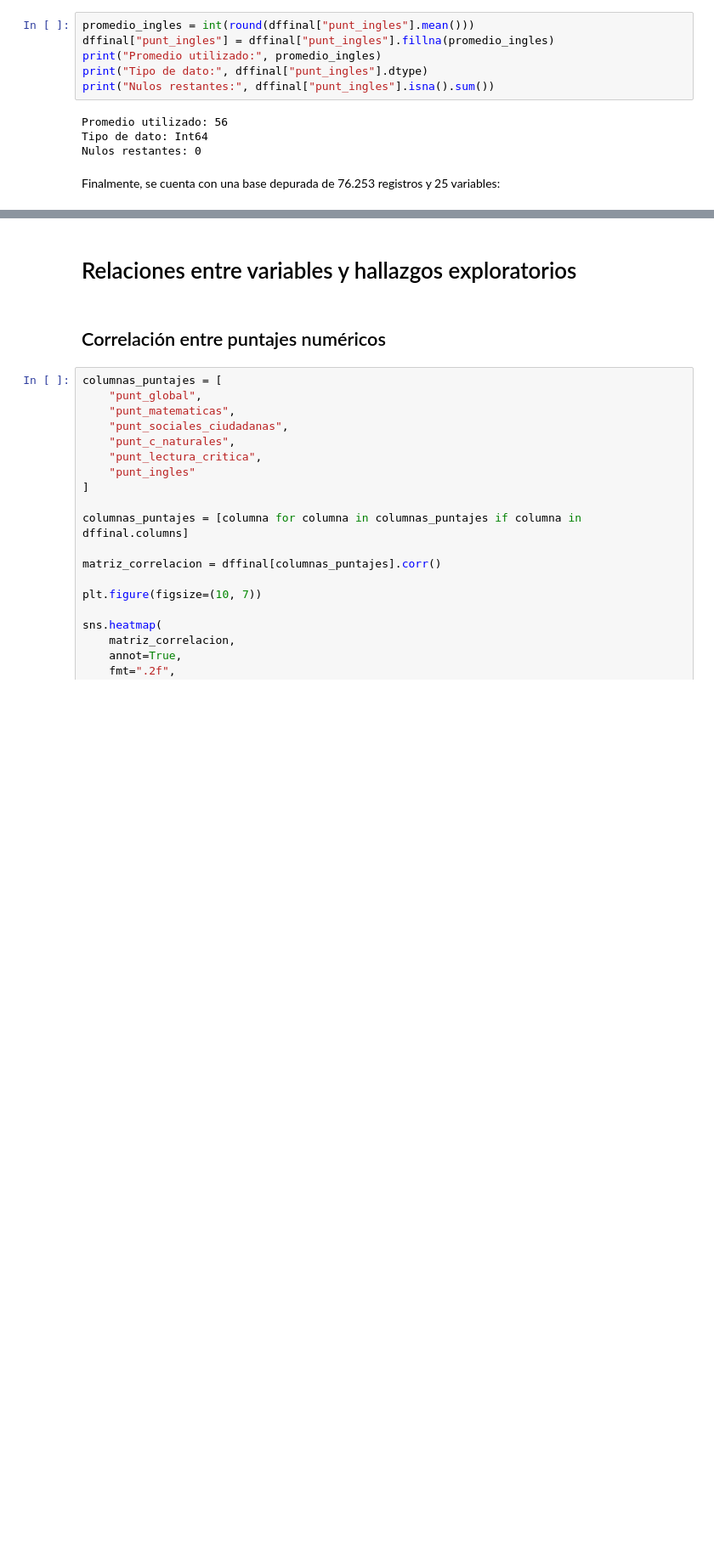
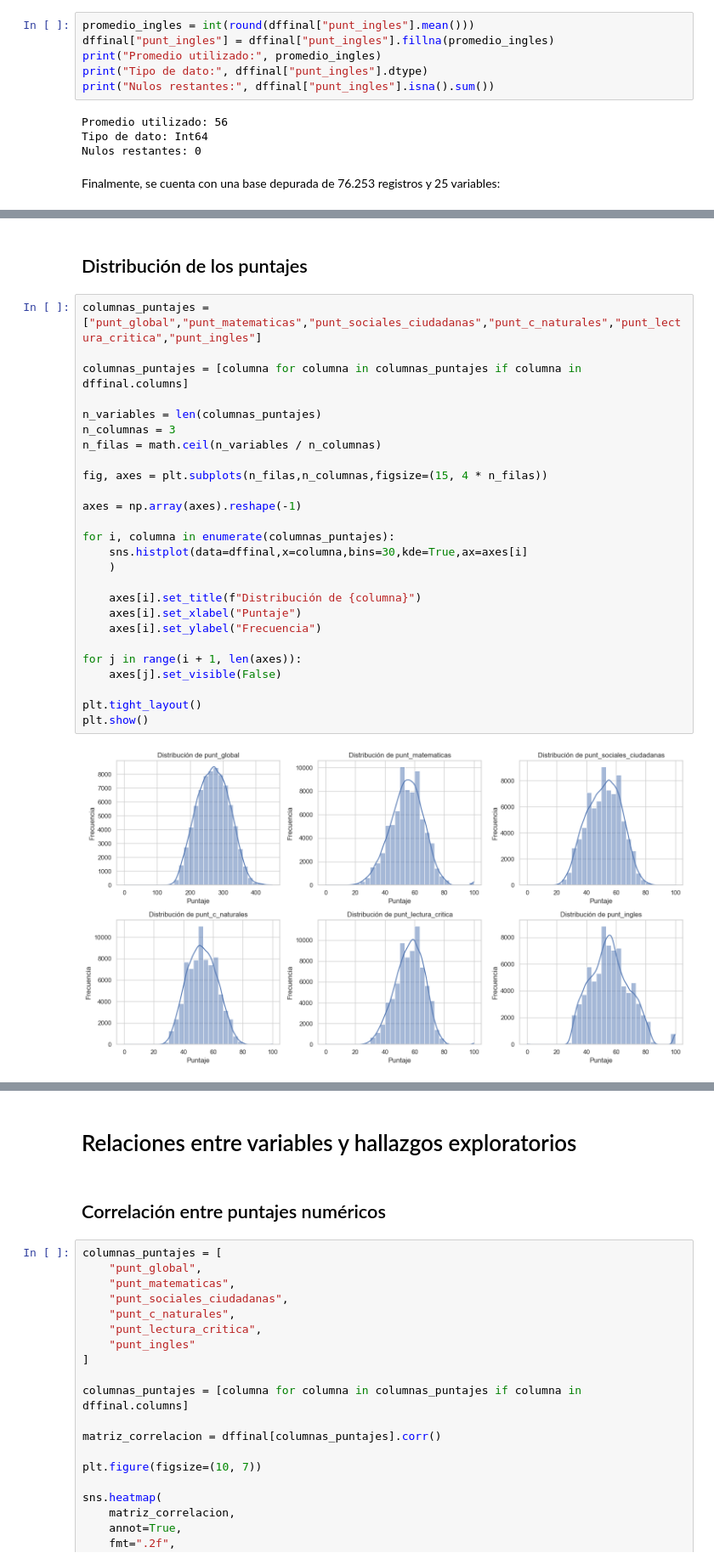
Before and after one commit to kcaicedor/despliegue_icfes, a Jupyter notebook: icfes.ipynb, the cells around one changed output, grey strips where cells are left out. Shown at 85% size. Drawn from its saved outputs; the diff is of its cells as text; blank space fills up the shorter version.

```diff
--- a/icfes.ipynb
+++ b/icfes.ipynb
@@ -692,0 +732,30 @@ memory usage: 5.9 MB
+# %% [markdown]
+## Distribución de los puntajes
+# %%
+columnas_puntajes = ["punt_global","punt_matematicas","punt_sociales_ciudadanas","punt_c_naturales","punt_lectura_critica","punt_ingles"]
+
+columnas_puntajes = [columna for columna in columnas_puntajes if columna in dffinal.columns]
+
+n_variables = len(columnas_puntajes)
+n_columnas = 3
+n_filas = math.ceil(n_variables / n_columnas)
+
+fig, axes = plt.subplots(n_filas,n_columnas,figsize=(15, 4 * n_filas))
+
+axes = np.array(axes).reshape(-1)
+
+for i, columna in enumerate(columnas_puntajes):
+    sns.histplot(data=dffinal,x=columna,bins=30,kde=True,ax=axes[i]
+    )
+
+    axes[i].set_title(f"Distribución de {columna}")
+    axes[i].set_xlabel("Puntaje")
+    axes[i].set_ylabel("Frecuencia")
+
+for j in range(i + 1, len(axes)):
+    axes[j].set_visible(False)
+
+plt.tight_layout()
+plt.show()
+# %% [output]
+[figure, added]
```
Also changed, not shown: parts of 26 cells of this notebook.
